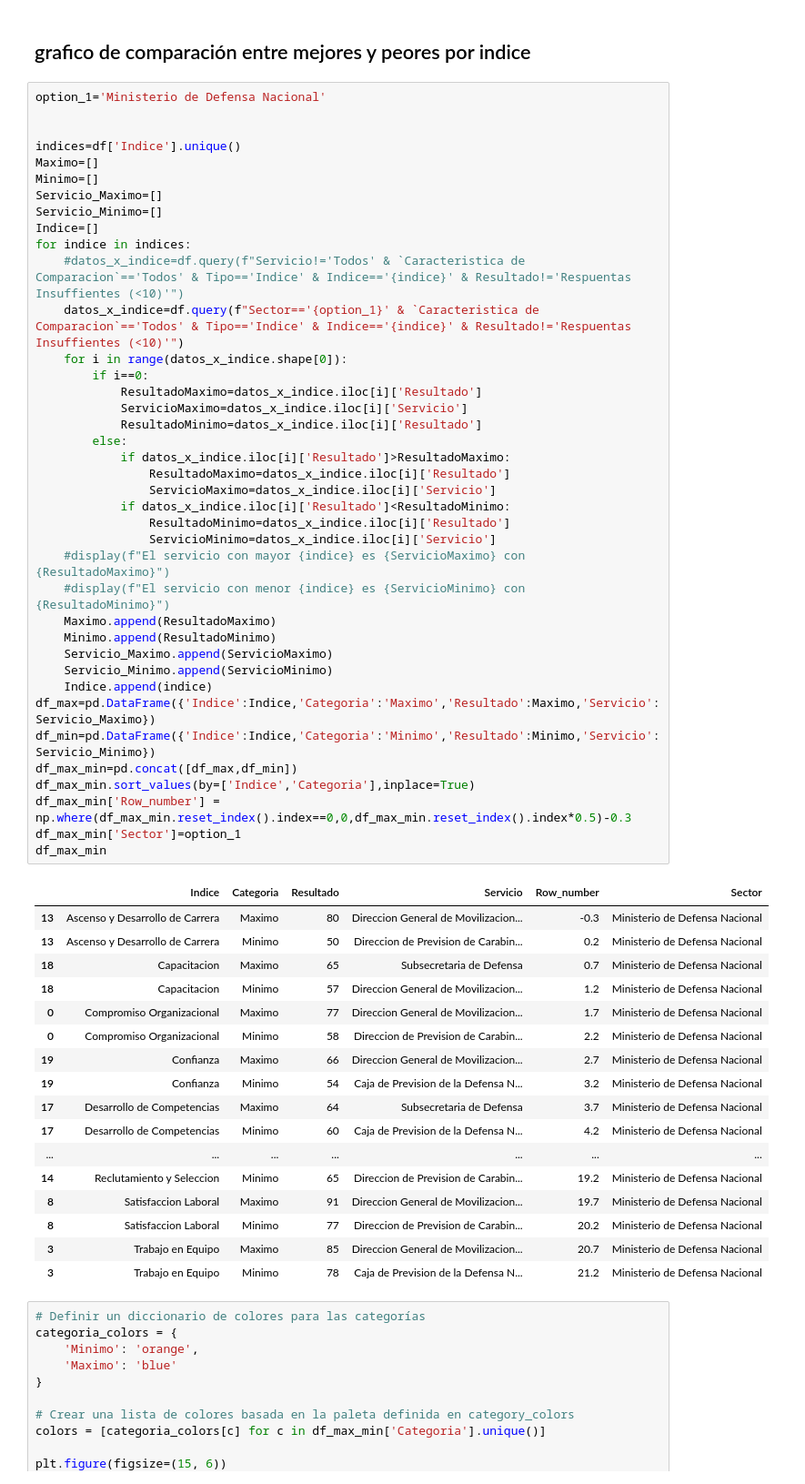
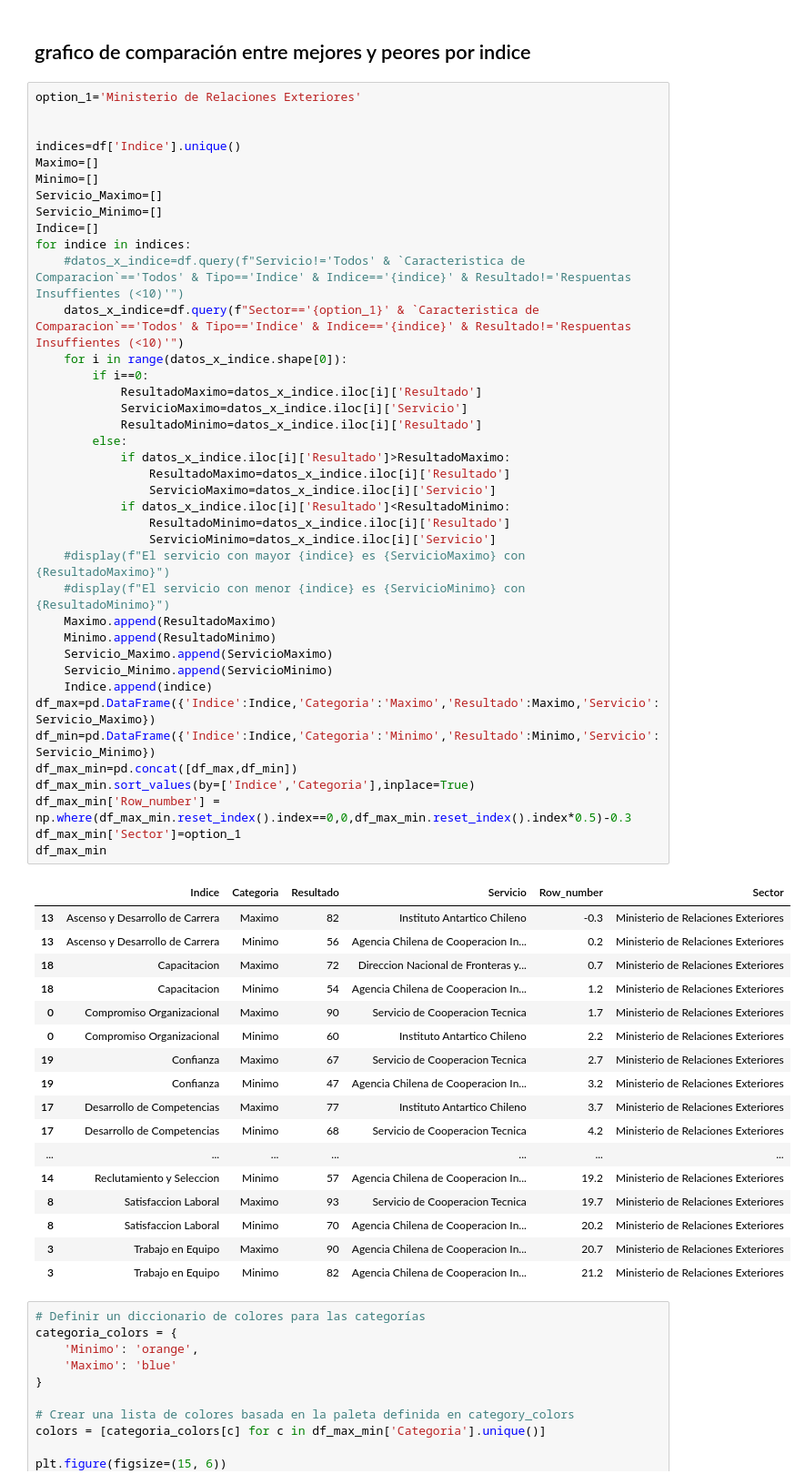
Before and after one commit to cgonzalezavalos/encuesta, a Jupyter notebook: EncuestaFuncionariosPublicos.ipynb, the cells around one changed output. Shown at 91% size. Cells and saved outputs as stored; diff of their text form.

```diff
--- a/EncuestaFuncionariosPublicos.ipynb
+++ b/EncuestaFuncionariosPublicos.ipynb
@@ -185,7 +185,7 @@ df.query("`Servicio`=='Todos' & `Caracteristica de Comparacion`=='Todos' & Tipo=
 # %% [markdown]
 ## grafico de comparación entre mejores y peores por indice
 # %%
-option_1='Ministerio de Defensa Nacional'
+option_1='Ministerio de Relaciones Exteriores'
 
 
 indices=df['Indice'].unique()
@@ -198,49 +198,49 @@ for indice in indices:
     #datos_x_indice=df.query(f"Servicio!='Todos' & `Caracteristica de Comparacion`=='Todos' & Tipo=='Indice' & Indice=='{indice}' & Resultado!='Respuentas Insuffientes (<10)'")
     datos_x_indice=df.query(f"Sector=='{option_1}' & `Caracteristica de Comparacion`=='Todos' & Tipo=='Indice' & Indice=='{indice}' & Resultado!='Respuentas Insuffientes (<10)'")
     for i in range(datos_x_indice.shape[0]):
         if i==0:
             ResultadoMaximo=datos_x_indice.iloc[i]['Resultado']
             ServicioMaximo=datos_x_indice.iloc[i]['Servicio']
             ResultadoMinimo=datos_x_indice.iloc[i]['Resultado']
         else:
             if datos_x_indice.iloc[i]['Resultado']>ResultadoMaximo:
                 ResultadoMaximo=datos_x_indice.iloc[i]['Resultado']
                 ServicioMaximo=datos_x_indice.iloc[i]['Servicio']
             if datos_x_indice.iloc[i]['Resultado']<ResultadoMinimo:
                 ResultadoMinimo=datos_x_indice.iloc[i]['Resultado']
                 ServicioMinimo=datos_x_indice.iloc[i]['Servicio']
     #display(f"El servicio con mayor {indice} es {ServicioMaximo} con {ResultadoMaximo}")
     #display(f"El servicio con menor {indice} es {ServicioMinimo} con {ResultadoMinimo}")
     Maximo.append(ResultadoMaximo)
     Minimo.append(ResultadoMinimo)
     Servicio_Maximo.append(ServicioMaximo)
     Servicio_Minimo.append(ServicioMinimo)
     Indice.append(indice)
 df_max=pd.DataFrame({'Indice':Indice,'Categoria':'Maximo','Resultado':Maximo,'Servicio':Servicio_Maximo})
 df_min=pd.DataFrame({'Indice':Indice,'Categoria':'Minimo','Resultado':Minimo,'Servicio':Servicio_Minimo})
 df_max_min=pd.concat([df_max,df_min])
 df_max_min.sort_values(by=['Indice','Categoria'],inplace=True)
 df_max_min['Row_number'] = np.where(df_max_min.reset_index().index==0,0,df_max_min.reset_index().index*0.5)-0.3
 df_max_min['Sector']=option_1
 df_max_min
 # %% [output]
 |  | Indice | Categoria | Resultado | Servicio | Row_number | Sector |
-| 13 | Ascenso y Desarrollo de Carrera | Maximo | 80 | Direccion General de Movilizacion... | -0.3 | Ministerio de Defensa Nacional |
-| 13 | Ascenso y Desarrollo de Carrera | Minimo | 50 | Direccion de Prevision de Carabin... | 0.2 | Ministerio de Defensa Nacional |
-| 18 | Capacitacion | Maximo | 65 | Subsecretaria de Defensa | 0.7 | Ministerio de Defensa Nacional |
-| 18 | Capacitacion | Minimo | 57 | Direccion General de Movilizacion... | 1.2 | Ministerio de Defensa Nacional |
-| 0 | Compromiso Organizacional | Maximo | 77 | Direccion General de Movilizacion... | 1.7 | Ministerio de Defensa Nacional |
-| 0 | Compromiso Organizacional | Minimo | 58 | Direccion de Prevision de Carabin... | 2.2 | Ministerio de Defensa Nacional |
-| 19 | Confianza | Maximo | 66 | Direccion General de Movilizacion... | 2.7 | Ministerio de Defensa Nacional |
-| 19 | Confianza | Minimo | 54 | Caja de Prevision de la Defensa N... | 3.2 | Ministerio de Defensa Nacional |
-| 17 | Desarrollo de Competencias | Maximo | 64 | Subsecretaria de Defensa | 3.7 | Ministerio de Defensa Nacional |
-| 17 | Desarrollo de Competencias | Minimo | 60 | Caja de Prevision de la Defensa N... | 4.2 | Ministerio de Defensa Nacional |
+| 13 | Ascenso y Desarrollo de Carrera | Maximo | 82 | Instituto Antartico Chileno | -0.3 | Ministerio de Relaciones Exteriores |
+| 13 | Ascenso y Desarrollo de Carrera | Minimo | 56 | Agencia Chilena de Cooperacion In... | 0.2 | Ministerio de Relaciones Exteriores |
+| 18 | Capacitacion | Maximo | 72 | Direccion Nacional de Fronteras y... | 0.7 | Ministerio de Relaciones Exteriores |
+| 18 | Capacitacion | Minimo | 54 | Agencia Chilena de Cooperacion In... | 1.2 | Ministerio de Relaciones Exteriores |
+| 0 | Compromiso Organizacional | Maximo | 90 | Servicio de Cooperacion Tecnica | 1.7 | Ministerio de Relaciones Exteriores |
+| 0 | Compromiso Organizacional | Minimo | 60 | Instituto Antartico Chileno | 2.2 | Ministerio de Relaciones Exteriores |
+| 19 | Confianza | Maximo | 67 | Servicio de Cooperacion Tecnica | 2.7 | Ministerio de Relaciones Exteriores |
+| 19 | Confianza | Minimo | 47 | Agencia Chilena de Cooperacion In... | 3.2 | Ministerio de Relaciones Exteriores |
+| 17 | Desarrollo de Competencias | Maximo | 77 | Instituto Antartico Chileno | 3.7 | Ministerio de Relaciones Exteriores |
+| 17 | Desarrollo de Competencias | Minimo | 68 | Servicio de Cooperacion Tecnica | 4.2 | Ministerio de Relaciones Exteriores |
 | ... | ... | ... | ... | ... | ... | ... |
-| 14 | Reclutamiento y Seleccion | Minimo | 65 | Direccion de Prevision de Carabin... | 19.2 | Ministerio de Defensa Nacional |
-| 8 | Satisfaccion Laboral | Maximo | 91 | Direccion General de Movilizacion... | 19.7 | Ministerio de Defensa Nacional |
-| 8 | Satisfaccion Laboral | Minimo | 77 | Direccion de Prevision de Carabin... | 20.2 | Ministerio de Defensa Nacional |
-| 3 | Trabajo en Equipo | Maximo | 85 | Direccion General de Movilizacion... | 20.7 | Ministerio de Defensa Nacional |
-| 3 | Trabajo en Equipo | Minimo | 78 | Caja de Prevision de la Defensa N... | 21.2 | Ministerio de Defensa Nacional |
+| 14 | Reclutamiento y Seleccion | Minimo | 57 | Agencia Chilena de Cooperacion In... | 19.2 | Ministerio de Relaciones Exteriores |
+| 8 | Satisfaccion Laboral | Maximo | 93 | Servicio de Cooperacion Tecnica | 19.7 | Ministerio de Relaciones Exteriores |
+| 8 | Satisfaccion Laboral | Minimo | 70 | Agencia Chilena de Cooperacion In... | 20.2 | Ministerio de Relaciones Exteriores |
+| 3 | Trabajo en Equipo | Maximo | 90 | Agencia Chilena de Cooperacion In... | 20.7 | Ministerio de Relaciones Exteriores |
+| 3 | Trabajo en Equipo | Minimo | 82 | Agencia Chilena de Cooperacion In... | 21.2 | Ministerio de Relaciones Exteriores |
 # %%
 # Definir un diccionario de colores para las categorías
 categoria_colors = {
```
Also changed, not shown: 1 other file.
